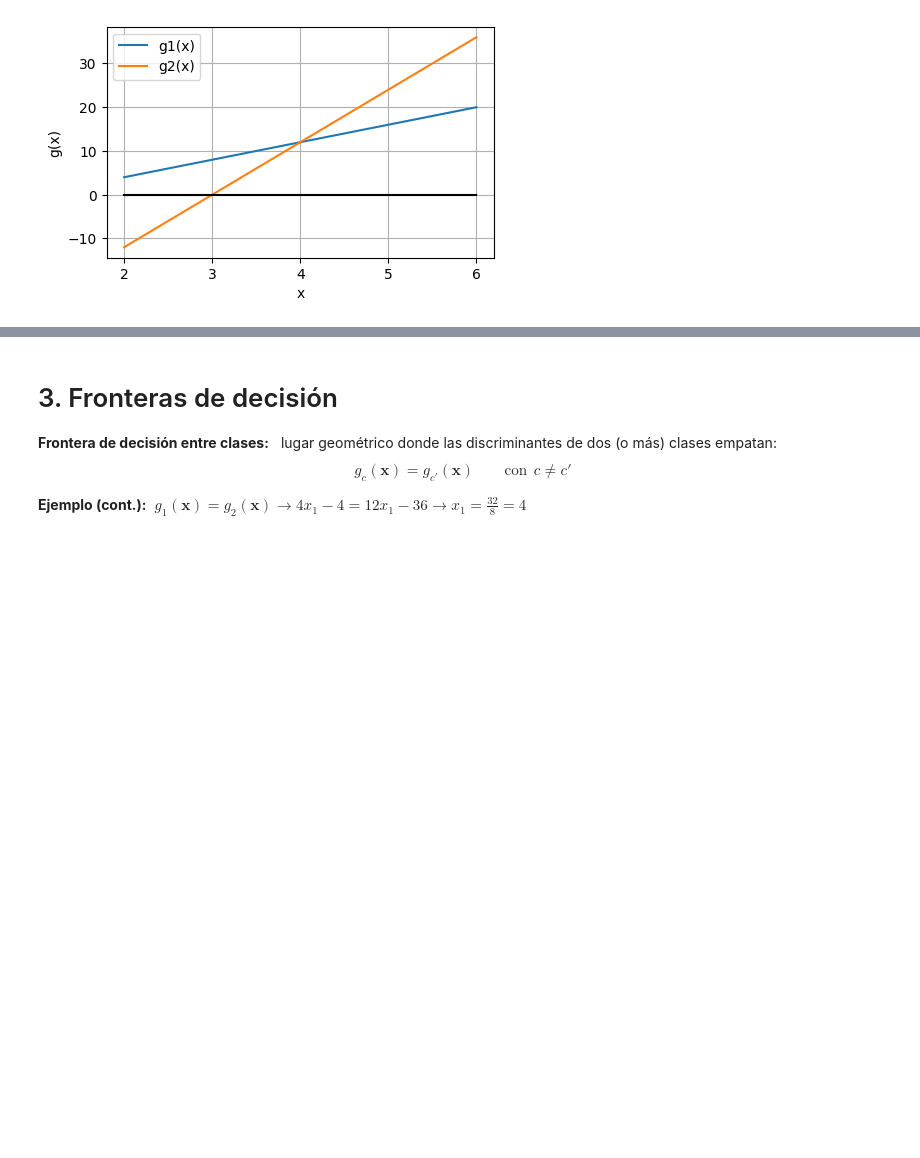
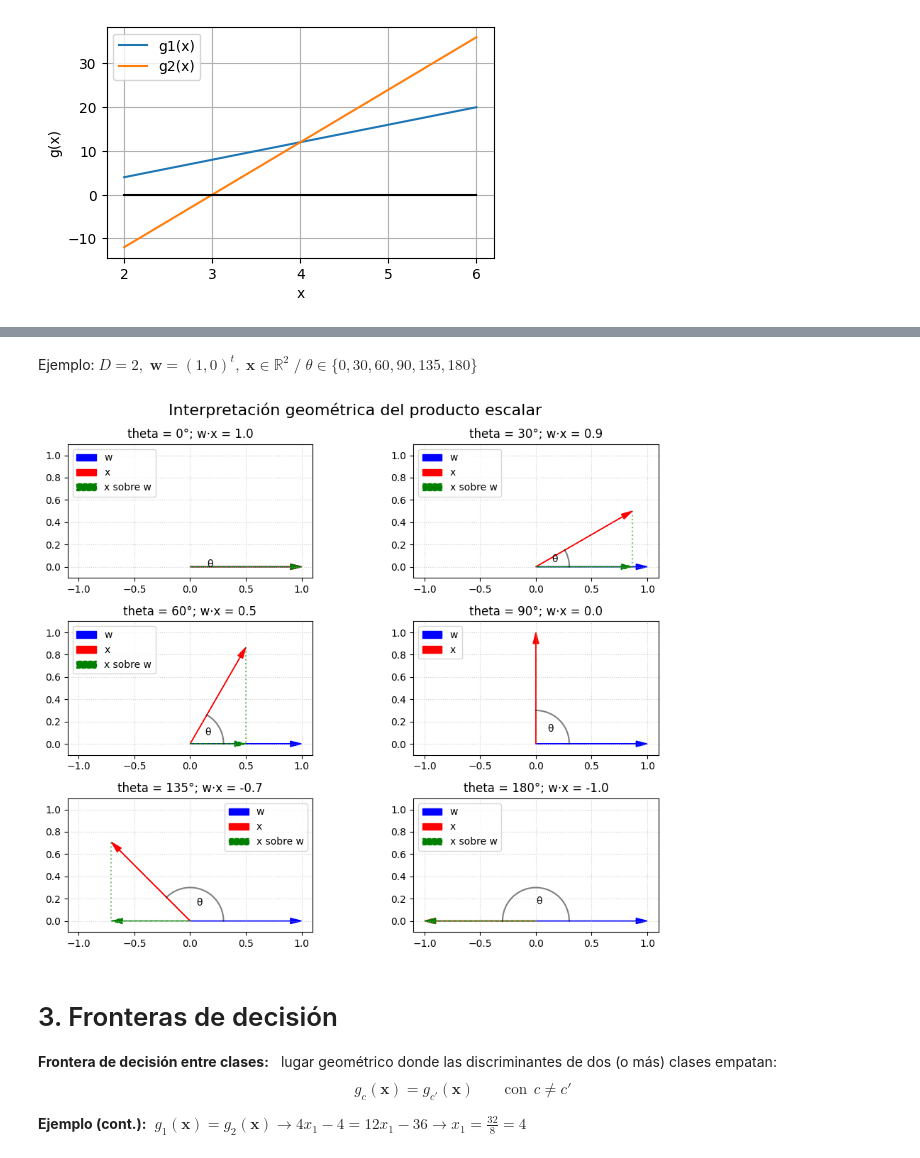
Before and after one commit to jsilvestreUPV/SIN-EPSA, a Jupyter notebook: B2/Teo/T3: Aprendizaje Supervisado: regresión logística/T3.1a Funciones discriminantes.ipynb, the cells around one changed output, grey strips where cells are left out. Saved outputs shown, nothing was run; the diff lists cells and outputs as text; code cells hidden in the pictures; blank space fills up the shorter version.

Commit message:
added dot product geometric interpretation

```diff
--- a/B2/Teo/T3: Aprendizaje Supervisado: regresión logística/T3.1a Funciones discriminantes.ipynb
+++ b/B2/Teo/T3: Aprendizaje Supervisado: regresión logística/T3.1a Funciones discriminantes.ipynb
@@ -73,3 +83,52 @@ plt.legend();
+# %% [markdown]
+Ejemplo: $D = 2,\; \boldsymbol{w} = (1,0)^t,\; \boldsymbol{x}\in\mathbb{R}^2 \;/\; \theta\in\{0,30,60,90,135,180\}$
+# %%
+import numpy as np
+import matplotlib.pyplot as plt
+plt.rcParams['text.usetex'] = False
+
+w = np.array([1, 0])
+angles_deg = [0, 30, 60, 90, 135, 180]
+
+fig, axs = plt.subplots(len(angles_deg)//2, 2, figsize=(10, 8))
+fig.suptitle("Interpretación geométrica del producto escalar", fontsize=16)
+
+for i, ax in enumerate(axs.flat):
+    theta_deg = angles_deg[i]
+    theta_rad = np.radians(theta_deg)
+
+    x_vec = np.array([np.cos(theta_rad), np.sin(theta_rad)])
+
+    dot_prod = np.dot(w, x_vec)
+
+    proj_x_on_w = (dot_prod / np.linalg.norm(w)**2) * w
+
+    ax.arrow(0, 0, w[0], w[1], head_width=0.05, head_length=0.1, fc='blue', ec='blue', label='w', length_includes_head=True)
+    ax.arrow(0, 0, x_vec[0], x_vec[1], head_width=0.05, head_length=0.1, fc='red', ec='red', label='x', length_includes_head=True)
+
+    if np.linalg.norm(proj_x_on_w) > 1e-10:
+        ax.arrow(0, 0, proj_x_on_w[0], proj_x_on_w[1], head_width=0.05, head_length=0.1, fc='green', ec='green', ls='--', label='x sobre w', length_includes_head=True)
+        ax.plot([x_vec[0], proj_x_on_w[0]], [x_vec[1], proj_x_on_w[1]], 'g:', alpha=0.5)
+
+    ax.set_xlim(-1.1, 1.1);
+    ax.set_ylim(-0.1, 1.1); ax.set_yticks([0, 0.2, 0.4, 0.6, 0.8, 1.0])
+
+    ax.set_aspect('equal')
+    ax.grid(True, linestyle=':', alpha=0.6)
+    ax.set_title(f"theta = {theta_deg}°; w·x = {dot_prod:.1f}")
+    if theta_deg == 135:
+        ax.legend(loc='upper right')
+    else:
+        ax.legend(loc='upper left')
+
+    arc = np.linspace(0, theta_rad, 20)
+    ax.plot(0.3*np.cos(arc), 0.3*np.sin(arc), 'k-', alpha=0.5)
+    ax.text(0.15*np.cos(theta_rad/2), 0.15*np.sin(theta_rad/2), f"θ", fontsize=10)
+
+plt.tight_layout()
+plt.show()
+# %% [output]
+[figure, added]
 # %% [markdown]
 # 3. Fronteras de decisión
 
```
Also changed, not shown: parts of 1 cell of this notebook.
